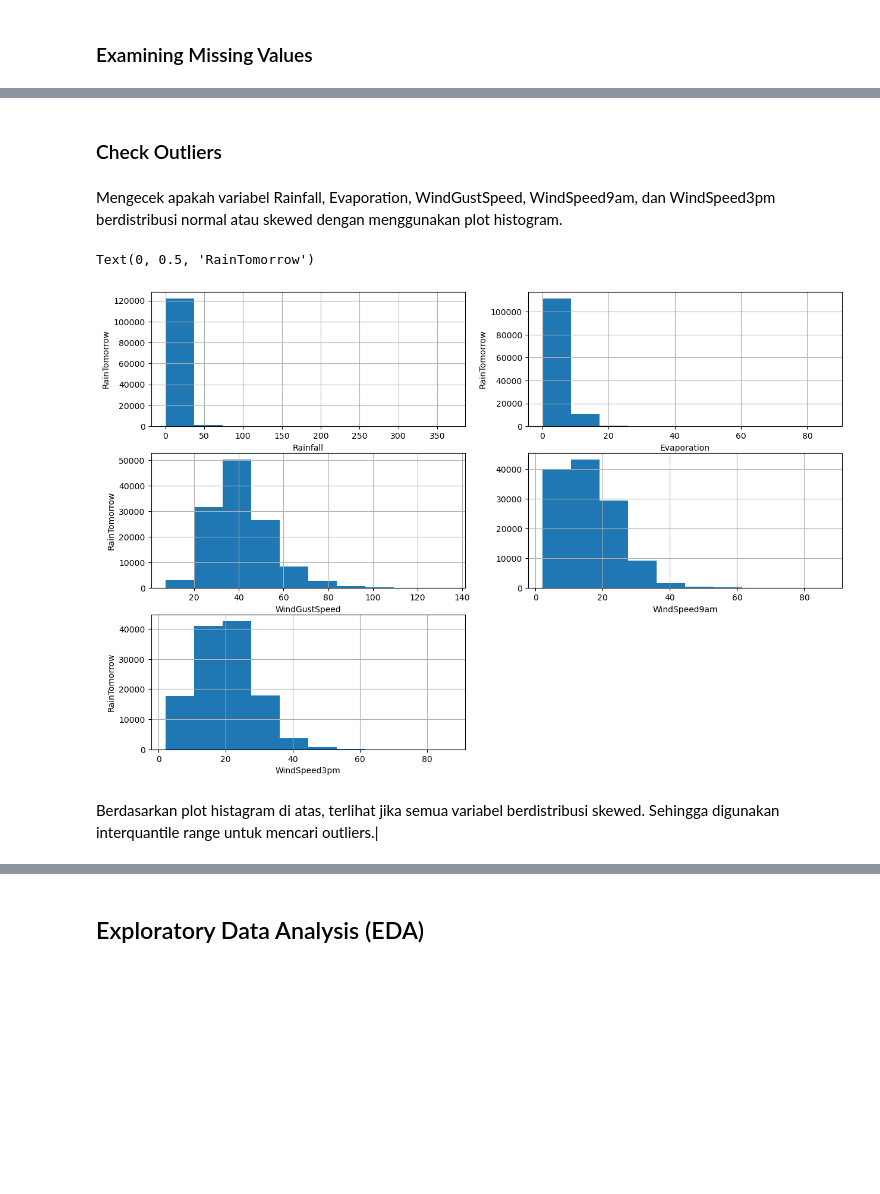
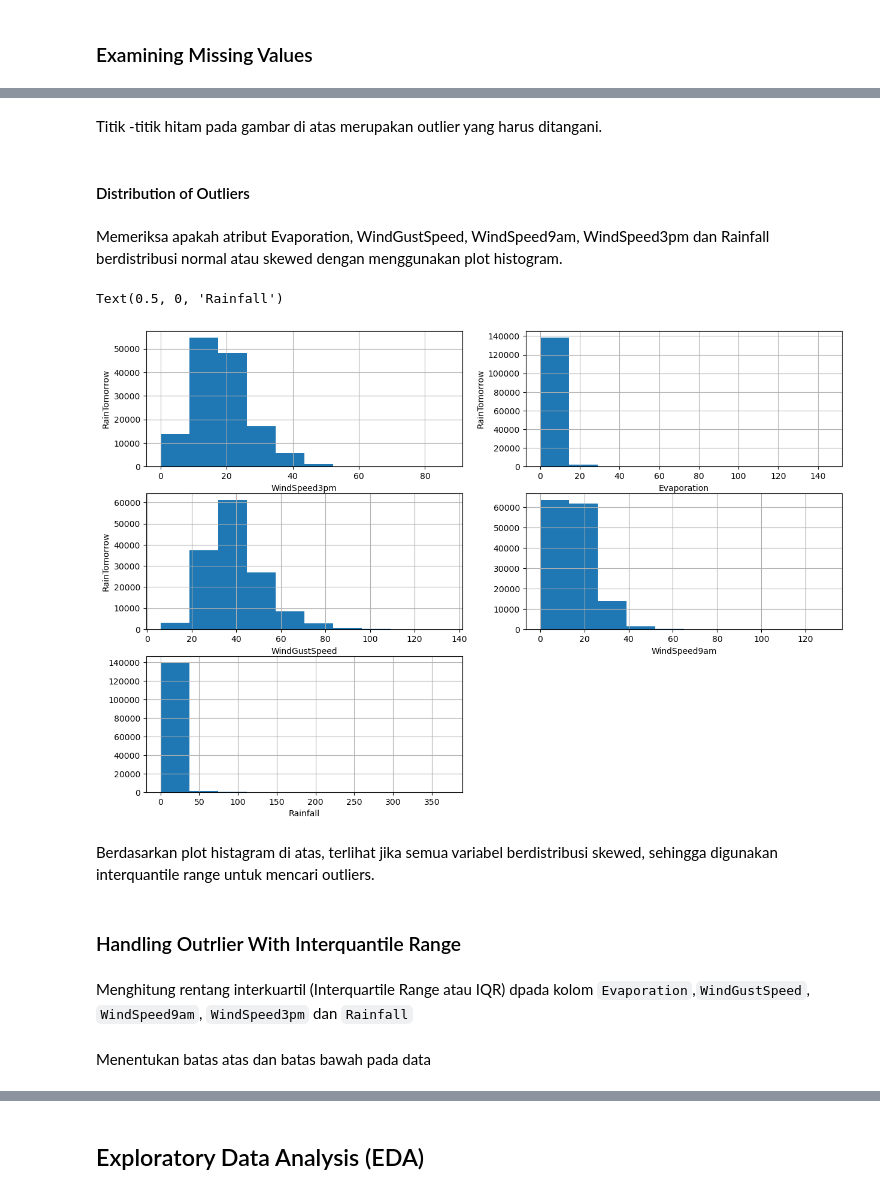
Before and after one commit to mfarizky/H8_5, a Jupyter notebook: project/PYTN_KampusMerdeka_fp2_Rijal.ipynb, the cells around one changed output, grey strips where cells are left out. Saved outputs shown, nothing was run; the diff lists cells and outputs as text; code cells hidden in the pictures; blank space fills up the shorter version.

```diff
--- a/project/PYTN_KampusMerdeka_fp2_Rijal.ipynb
+++ b/project/PYTN_KampusMerdeka_fp2_Rijal.ipynb
@@ -138,2 +233,2 @@ dtype: int64
 # %%
-df_wth.drop("Date", axis=1, inplace=True)
+df_wth.dropna(subset=['RainToday','RainTomorrow'], axis=0, inplace=True)
@@ -175,3 +234,0 @@ df_wth.describe()
-# %%
-df_wth[numerical] = df_wth[numerical].fillna(df_wth[numerical].median())
-df_wth.isna().sum()
@@ -198,3 +234,0 @@ dtype: int64
-# %%
-df_wth.dropna(subset=['WindGustDir','WindDir9am','WindDir3pm','RainToday','RainTomorrow'], axis=0, inplace=True)
-df_wth.isna().sum()
@@ -224,0 +237,4 @@ Setalah dilakukan penghapusan missing values pada categorical value, baris data
+# %%
+df_wth['WindGustDir'].fillna(df_wth['WindGustDir'].mode()[0], inplace=True)
+df_wth['WindDir9am'].fillna(df_wth['WindDir9am'].mode()[0], inplace=True)
+df_wth['WindDir3pm'].fillna(df_wth['WindDir3pm'].mode()[0], inplace=True)
@@ -285,42 +309,45 @@ Text(0, 0.5, 'WindSpeed3pm')
+# %% [markdown]
+Titik -titik hitam pada gambar di atas merupakan outlier yang harus ditangani.
 # %% [markdown]
-### Check Outliers
+#### Distribution of Outliers
 # %% [markdown]
-Mengecek apakah variabel Rainfall, Evaporation, WindGustSpeed, WindSpeed9am, dan WindSpeed3pm berdistribusi normal atau skewed dengan menggunakan plot histogram.
+Memeriksa apakah atribut Evaporation, WindGustSpeed, WindSpeed9am, WindSpeed3pm dan Rainfall berdistribusi normal atau skewed dengan menggunakan plot histogram.
 # %%
 # plot histogram to check distribution
 
 plt.figure(figsize=(15,10))
 
-
 plt.subplot(3, 2, 1)
-fig = df_wth.Rainfall.hist(bins=10)
-fig.set_xlabel('Rainfall')
+fig = df_wth.WindSpeed3pm.hist(bins=10)
+fig.set_xlabel('WindSpeed3pm')
 fig.set_ylabel('RainTomorrow')
-
 
 plt.subplot(3, 2, 2)
 fig = df_wth.Evaporation.hist(bins=10)
 fig.set_xlabel('Evaporation')
 fig.set_ylabel('RainTomorrow')
 
 
 plt.subplot(3, 2, 3)
 fig = df_wth.WindGustSpeed.hist(bins=10)
 fig.set_xlabel('WindGustSpeed')
 fig.set_ylabel('RainTomorrow')
 
 
 plt.subplot(3, 2, 4)
 fig = df_wth.WindSpeed9am.hist(bins=10)
 fig.set_xlabel('WindSpeed9am')
 
 plt.subplot(3, 2, 5)
-fig = df_wth.WindSpeed3pm.hist(bins=10)
-fig.set_xlabel('WindSpeed3pm')
-fig.set_ylabel('RainTomorrow')
+fig = df_wth.Rainfall.hist(bins=10)
+fig.set_xlabel('Rainfall')
 # %% [output]
-Text(0, 0.5, 'RainTomorrow')
+Text(0.5, 0, 'Rainfall')
-[figure, old version]
+[figure, new version]
 # %% [markdown]
-Berdasarkan plot histagram di atas, terlihat jika semua variabel berdistribusi skewed. Sehingga digunakan interquantile range untuk mencari outliers.|
+Berdasarkan plot histagram di atas, terlihat jika semua variabel berdistribusi skewed, sehingga digunakan interquantile range untuk mencari outliers.
+# %% [markdown]
+### Handling Outrlier With Interquantile Range
+# %% [markdown]
+Menghitung rentang interkuartil (Interquartile Range atau IQR) dpada kolom `Evaporation`,`WindGustSpeed`, `WindSpeed9am`, `WindSpeed3pm` dan `Rainfall`
 # %%
@@ -329,5 +356,7 @@ Q3 = (df_wth[['Rainfall','Evaporation','WindGustSpeed', 'WindSpeed9am', 'WindSpe
 
 IQR= Q3-Q1
+# %% [markdown]
+Menentukan batas atas dan batas bawah pada data
 # %%
 maximum = Q3 + (1.5*IQR)
 minimum = Q1 - (1.5*IQR)
```
Also changed, not shown: parts of 170 cells of this notebook, 2 other files.
